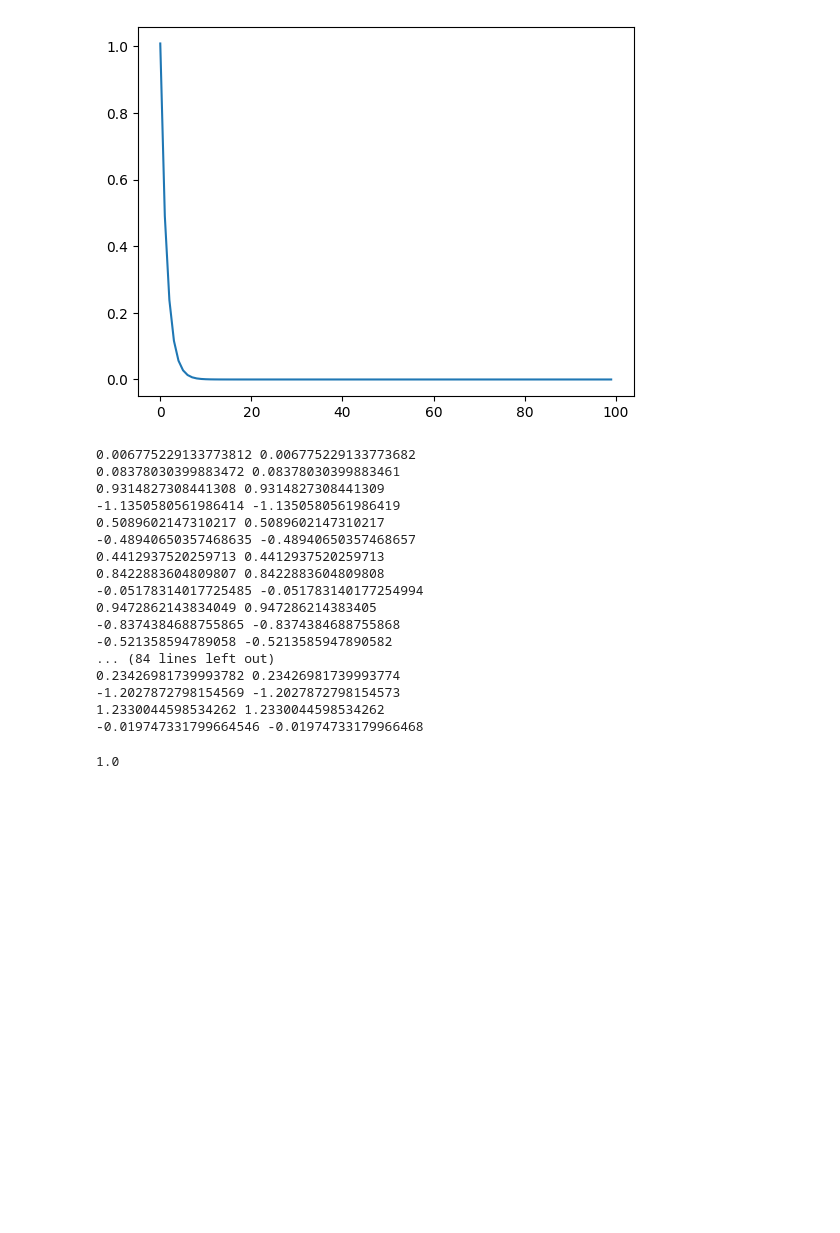
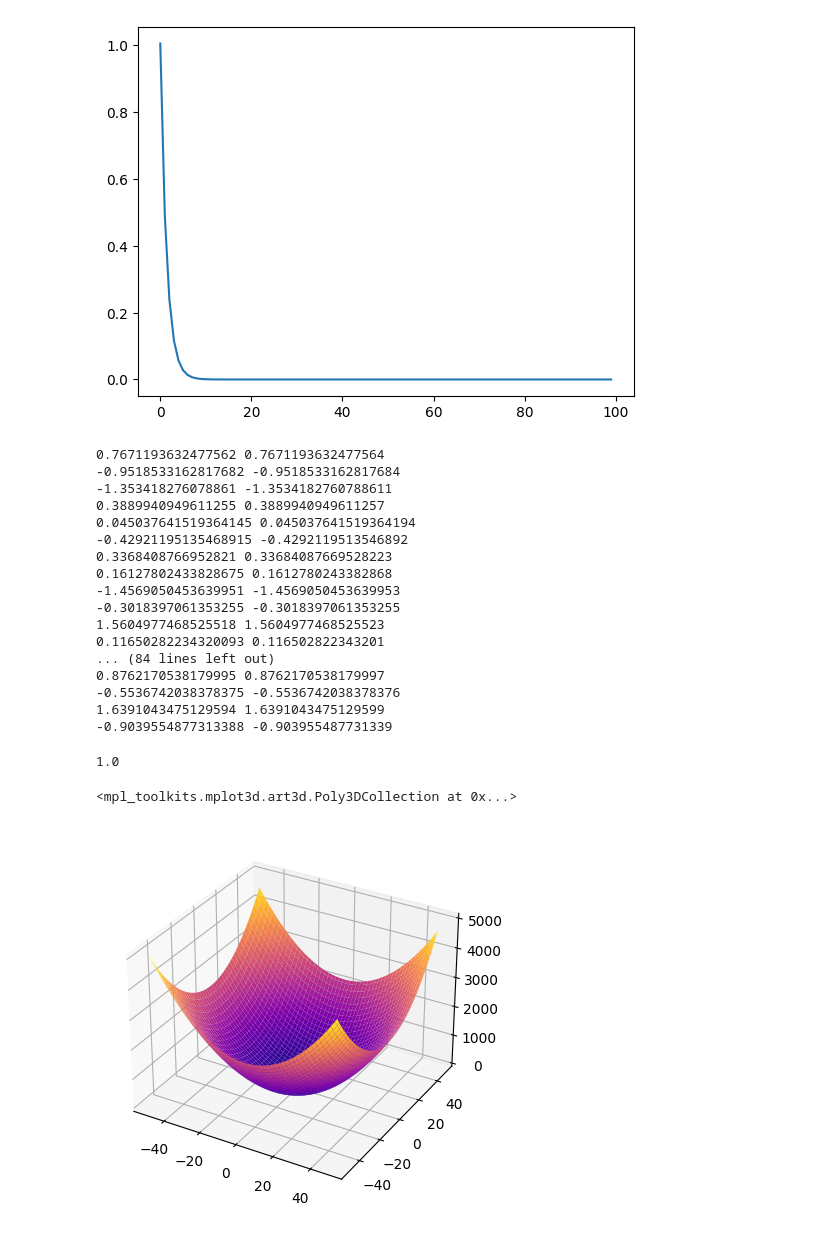
Before and after one commit to Abhijeet399/Data-Science-Live-Batch, a Jupyter notebook: Linear_Regression_random_points.ipynb, the cells around one changed output. Drawn from its saved outputs; the diff is of its cells as text; code cells hidden in the pictures; blank space fills up the shorter version.

```diff
--- a/Linear_Regression_random_points.ipynb
+++ b/Linear_Regression_random_points.ipynb
@@ -121,7 +121,7 @@ print(X_train.shape, X_test.shape, Y_train.shape, Y_test.shape)
 # %% [output]
 (1000,) (100,) (1000,) (100,)
 # %%
-theta, cost_epoch = gradient_descent(X_train, Y_train, learning_rate=0.3)
+theta, cost_epoch = gradient_descent(X_train, Y_train, learning_rate=0.3, epochs=100)
 # %%
 theta
 # %% [output]
@@ -157,23 +157,23 @@ y_p = theta[0] + theta[1]*X_test
 for i in range(len(y_p)):
     print(y_p[i], Y_test[i])
 # %% [output]
-0.006775229133773812 0.006775229133773682
-0.08378030399883472 0.08378030399883461
-0.9314827308441308 0.9314827308441309
--1.1350580561986414 -1.1350580561986419
-0.5089602147310217 0.5089602147310217
--0.48940650357468635 -0.48940650357468657
-0.4412937520259713 0.4412937520259713
-0.8422883604809807 0.8422883604809808
--0.05178314017725485 -0.051783140177254994
-0.9472862143834049 0.947286214383405
--0.8374384688755865 -0.8374384688755868
--0.521358594789058 -0.5213585947890582
+0.7671193632477562 0.7671193632477564
+-0.9518533162817682 -0.9518533162817684
+-1.353418276078861 -1.3534182760788611
+0.3889940949611255 0.3889940949611257
+0.045037641519364145 0.045037641519364194
+-0.42921195135468915 -0.4292119513546892
+0.3368408766952821 0.33684087669528223
+0.16127802433828675 0.1612780243382868
+-1.4569050453639951 -1.4569050453639953
+-0.3018397061353255 -0.3018397061353255
+1.5604977468525518 1.5604977468525523
+0.11650282234320093 0.116502822343201
 ... (84 lines left out)
-0.23426981739993782 0.23426981739993774
--1.2027872798154569 -1.2027872798154573
-1.2330044598534262 1.2330044598534262
--0.019747331799664546 -0.01974733179966468
+0.8762170538179995 0.8762170538179997
+-0.5536742038378375 -0.5536742038378376
+1.6391043475129594 1.6391043475129599
+-0.9039554877313388 -0.903955487731339
 # %%
 def R2_score(y_t, y_p):
     num = np.sum((y_t - y_p)**2)
@@ -186,3 +186,19 @@ def R2_score(y_t, y_p):
 R2_score(Y_test, y_p)
 # %% [output]
 1.0
+# %%
+T0 = np.arange(-50, 50)
+T1 = np.arange(-50, 50)
+T0, T1 = np.meshgrid(T0, T1)
+J = np.zeros(T0.shape)
+for i in range(J.shape[0]):
+    for j in range(J.shape[1]):
+        y_pred = T0[i, j] + T1[i, j]*X_test
+        J[i, j] = (np.sum((y_pred - Y_test)**2))/Y_test.shape[0]
+# %%
+fig = plt.figure()
+ax = fig.add_subplot(projection='3d')
+ax.plot_surface(T0, T1, J, cmap = 'plasma')
+# %% [output]
+<mpl_toolkits.mplot3d.art3d.Poly3DCollection at 0x...>
+[figure, added]
```
Also changed, not shown: parts of 7 cells of this notebook, 1 other file.
